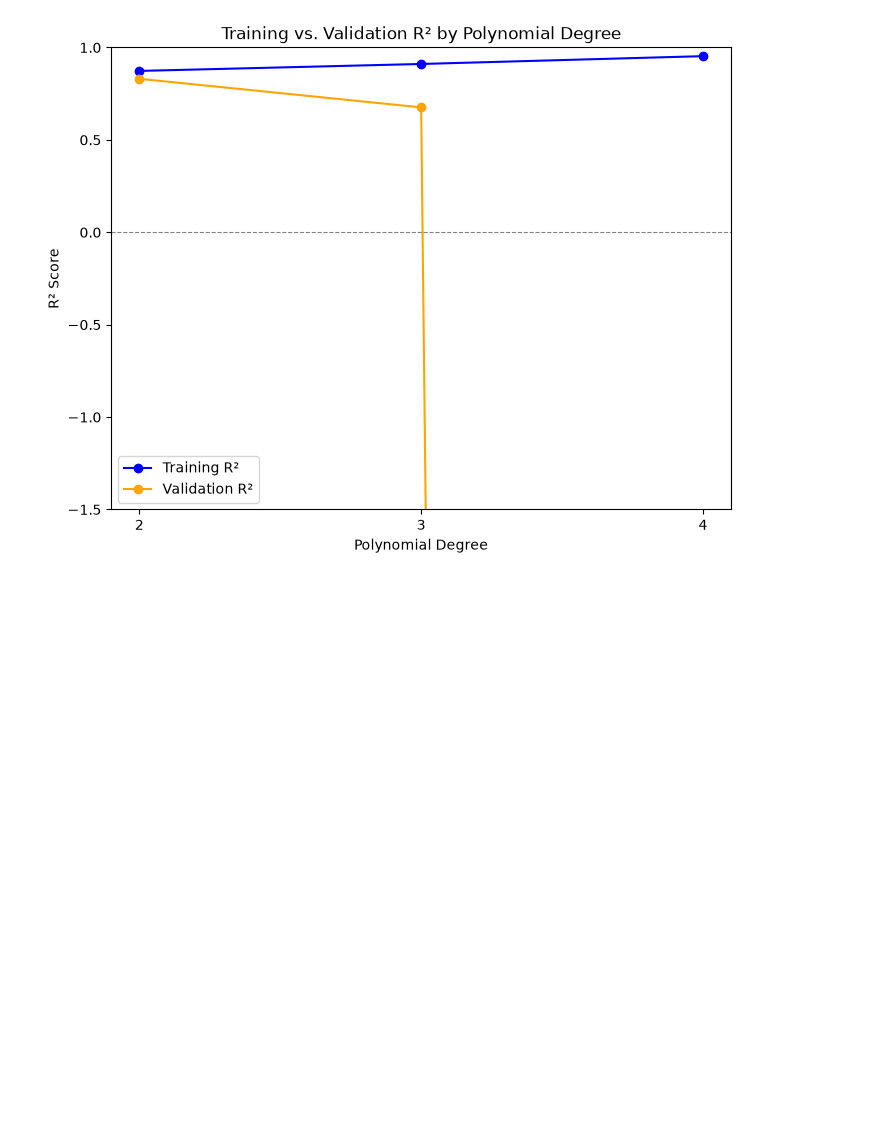
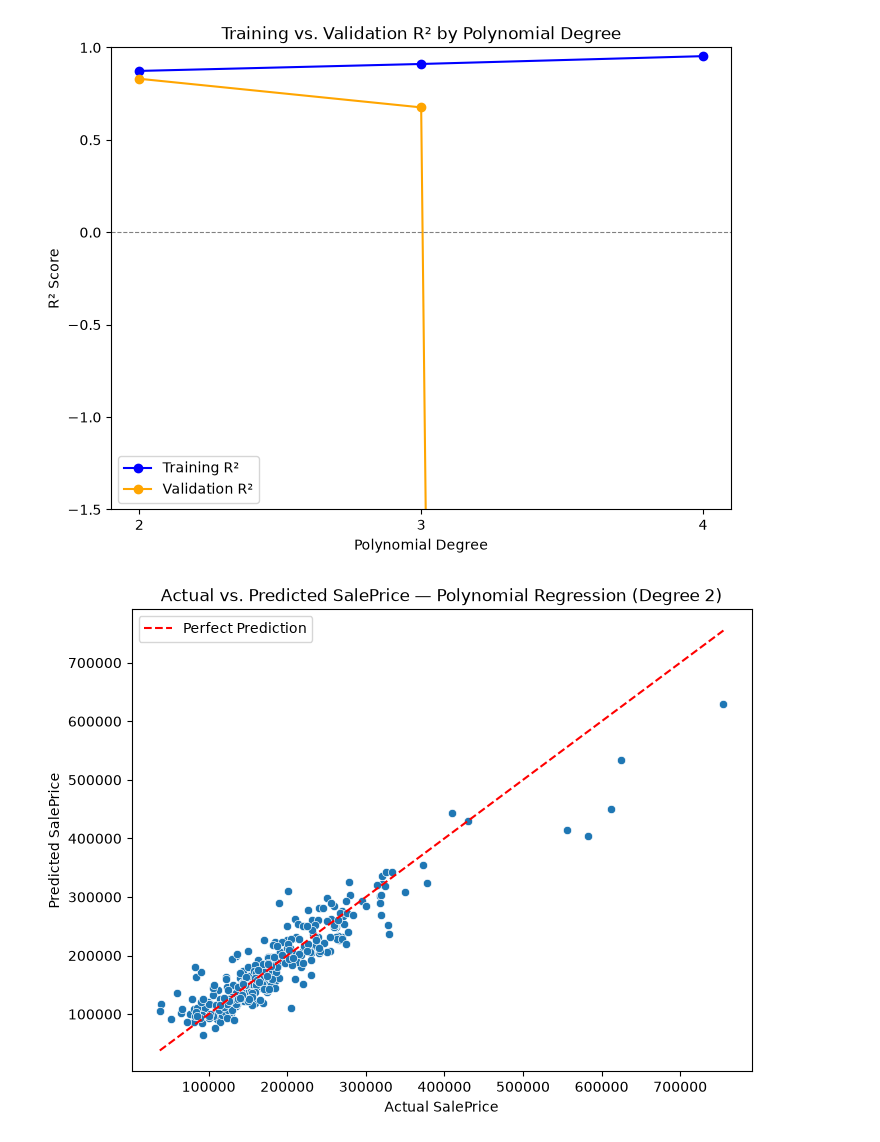
Before and after one commit to FarhanKhan1/MSAI_Machine_Learning, a Jupyter notebook: assignments_1/notebooks/q2_polynomial_regression.ipynb, the cells around one changed output. Cells and saved outputs as stored; diff of their text form; code cells hidden in the pictures; blank space fills up the shorter version.

Commit message:
visual comparison

```diff
--- a/assignments_1/notebooks/q2_polynomial_regression.ipynb
+++ b/assignments_1/notebooks/q2_polynomial_regression.ipynb
@@ -448,3 +448,14 @@ ax.legend()
 plt.show()
 # %% [output]
 [figure]
+# %%
+fig, ax = plt.subplots(figsize=(8, 6))
+sns.scatterplot(x=y_test, y=poly_test_preds, ax=ax)
+ax.plot([y_test.min(), y_test.max()], [y_test.min(), y_test.max()], 'r--', label='Perfect Prediction')
+ax.set_xlabel("Actual SalePrice")
+ax.set_ylabel("Predicted SalePrice")
+ax.set_title("Actual vs. Predicted SalePrice — Polynomial Regression (Degree 2)")
+ax.legend()
+plt.show()
+# %% [output]
+[figure, added]
```
Also changed, not shown: parts of 4 cells of this notebook.
